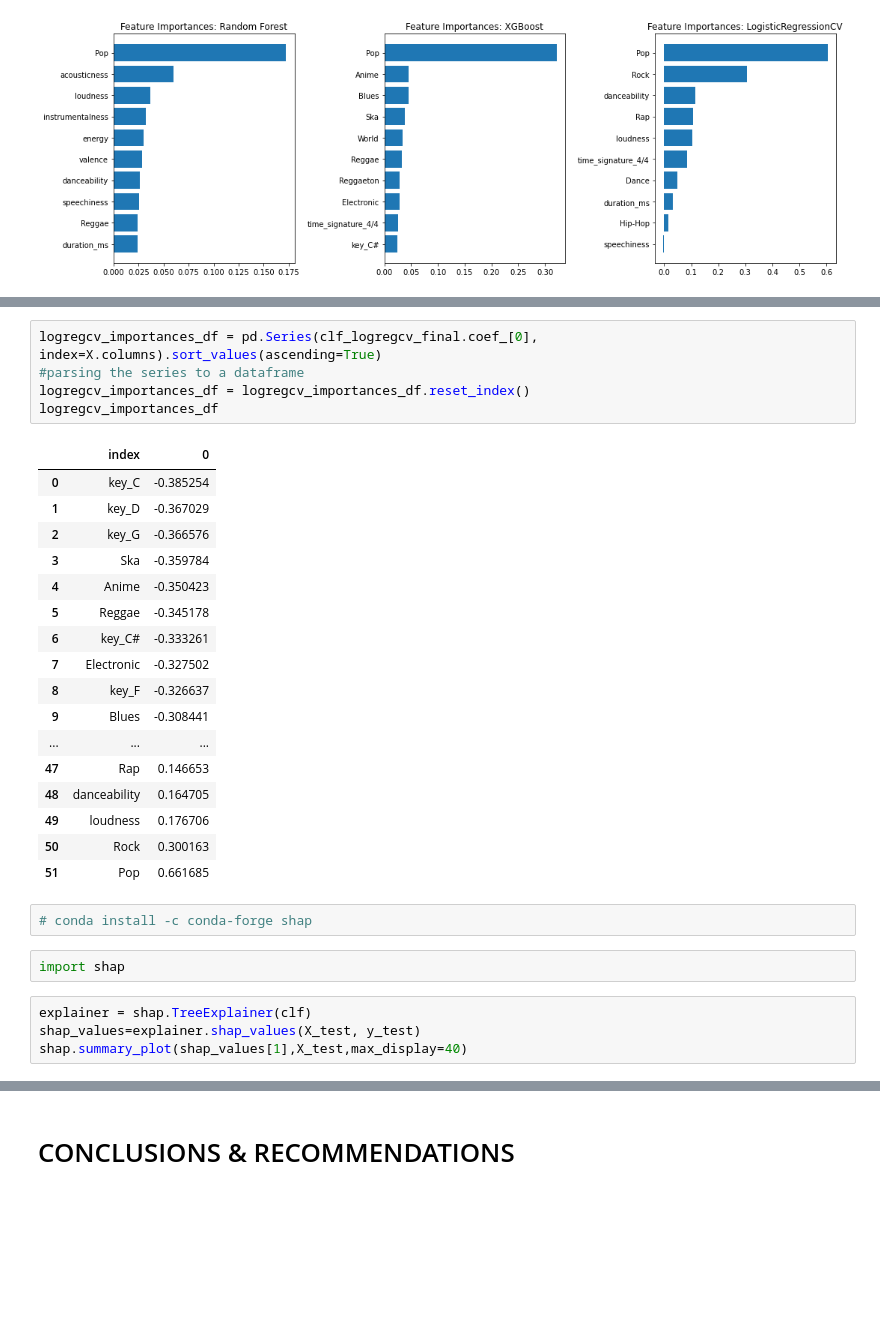
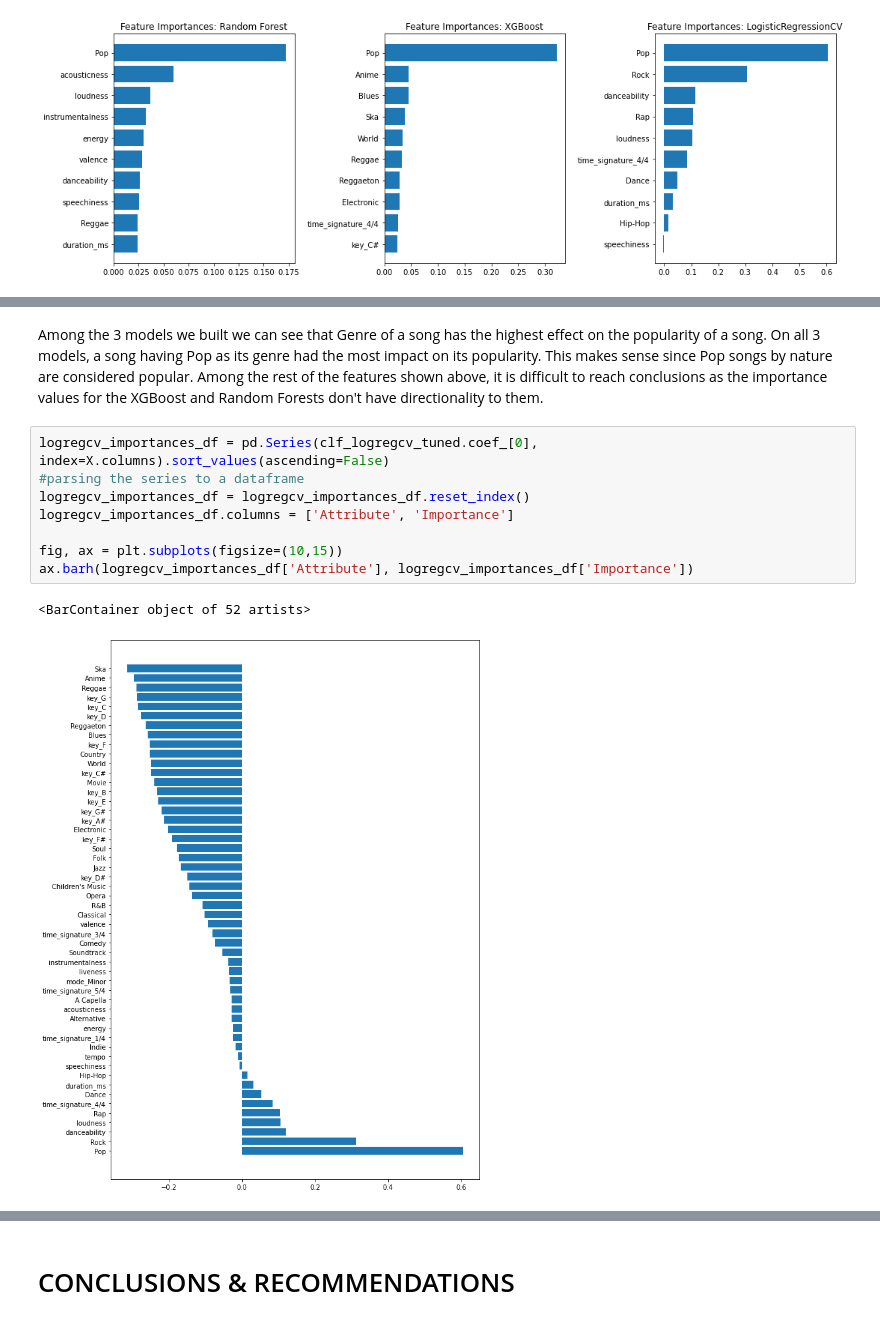
Before and after one commit to ebtezcan/Spotify-Song-Popularity-Prediction, a Jupyter notebook: index_OSEMN_plus_mvp-Copy1.ipynb, the cells around one changed output, grey strips where cells are left out. Drawn from its saved outputs; the diff is of its cells as text; blank space fills up the shorter version.

```diff
--- a/index_OSEMN_plus_mvp-Copy1.ipynb
+++ b/index_OSEMN_plus_mvp-Copy1.ipynb
@@ -1292,31 +1228,13 @@ array([[-0.08186044,  0.16470451,  0.00286174, -0.01583966, -0.18541511,
-# %%
-logregcv_importances_df = pd.Series(clf_logregcv_final.coef_[0], index=X.columns).sort_values(ascending=True)
-#parsing the series to a dataframe
-logregcv_importances_df = logregcv_importances_df.reset_index()
-logregcv_importances_df
-# %% [output]
-|  | index | 0 |
-| 0 | key_C | -0.385254 |
-| 1 | key_D | -0.367029 |
-| 2 | key_G | -0.366576 |
-| 3 | Ska | -0.359784 |
-| 4 | Anime | -0.350423 |
-| 5 | Reggae | -0.345178 |
-| 6 | key_C# | -0.333261 |
-| 7 | Electronic | -0.327502 |
-| 8 | key_F | -0.326637 |
-| 9 | Blues | -0.308441 |
-| ... | ... | ... |
-| 47 | Rap | 0.146653 |
-| 48 | danceability | 0.164705 |
-| 49 | loudness | 0.176706 |
-| 50 | Rock | 0.300163 |
-| 51 | Pop | 0.661685 |
-# %%
-# conda install -c conda-forge shap
-# %%
-import shap
-# %%
-explainer = shap.TreeExplainer(clf)
-shap_values=explainer.shap_values(X_test, y_test)
-shap.summary_plot(shap_values[1],X_test,max_display=40)
+# %% [markdown]
+Among the 3 models we built we can see that Genre of a song has the highest effect on the popularity of a song. On all 3 models, a song having Pop as its genre had the most impact on its popularity. This makes sense since Pop songs by nature are considered popular. Among the rest of the features shown above, it is difficult to reach conclusions as the importance values for the XGBoost and Random Forests don't have directionality to them.
+# %%
+logregcv_importances_df = pd.Series(clf_logregcv_tuned.coef_[0], index=X.columns).sort_values(ascending=False)
+#parsing the series to a dataframe
+logregcv_importances_df = logregcv_importances_df.reset_index()
+logregcv_importances_df.columns = ['Attribute', 'Importance']
+
+fig, ax = plt.subplots(figsize=(10,15))
+ax.barh(logregcv_importances_df['Attribute'], logregcv_importances_df['Importance'])
+# %% [output]
+<BarContainer object of 52 artists>
+[figure, added]
```
Also changed, not shown: parts of 40 cells of this notebook, 5 other files.
